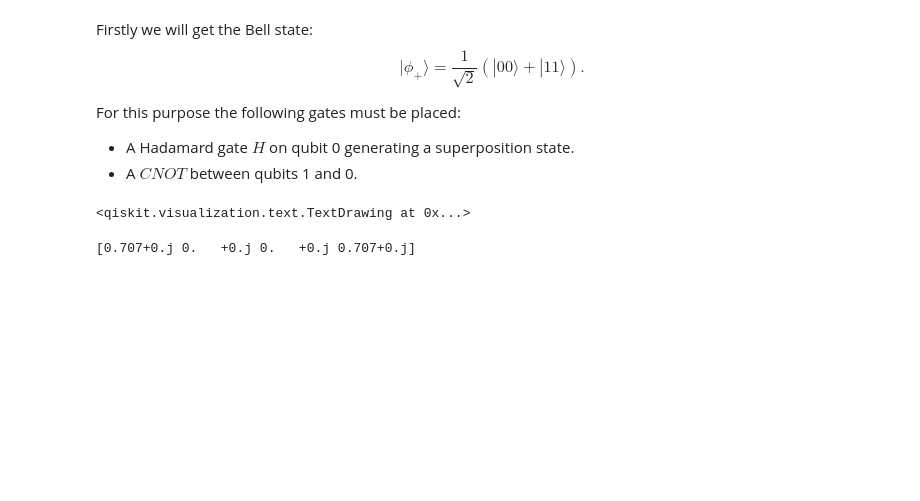
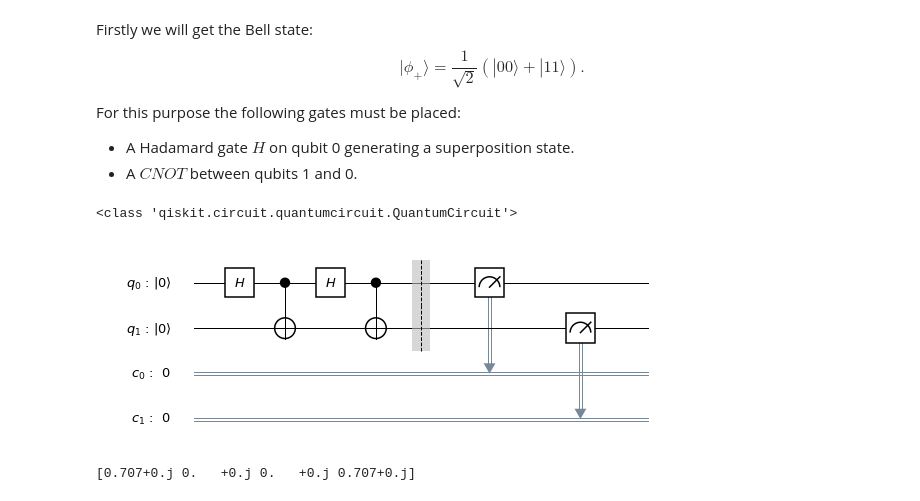
Before and after one commit to JavierGalvan9/TFG-Javier_Galv-n_Fraile, a Jupyter notebook: 01 Construction of Bell States.ipynb, the cells around one changed output. Cells and saved outputs as stored; diff of their text form; code cells hidden in the pictures; blank space fills up the shorter version.

```diff
--- a/01 Construction of Bell States.ipynb
+++ b/01 Construction of Bell States.ipynb
@@ -28,30 +28,30 @@ For this purpose the following gates must be placed:
 # %%
 # Add a H gate on qubit 0, putting this qubit in superposition.
 circuit.h(q[0])
 # Add a CNOT gate on control qubit 0 and target qubit 1, putting
 # the qubits in a Bell state.
 circuit.cx(q[0], q[1])
 
 #We would like to measure the output of the quantum circuit.
 def meass(q, m):
     # Create a Classical Register with m bits.
     c = ClassicalRegister(m, 'c')
     # Create a Quantum Circuit for the measures
     meas = QuantumCircuit(q, c)
     meas.barrier(q)
     # map the quantum measurement to the classical bits
     meas.measure(q,c)
     return meas
 
 meas = meass(q, 2)
 # The Qiskit circuit object supports composition using
 # the addition operator.
 qc = circuit+meas
-
 #drawing the circuit
-qc.draw()
+qc.draw(output='mpl', filename='circuit_bell1.png')
 # %% [output]
-<qiskit.visualization.text.TextDrawing at 0x...>
+<class 'qiskit.circuit.quantumcircuit.QuantumCircuit'>
+[figure, added]
 # %%
 #We now import Aer in order to run the quantum circuit of a statevector simulator backend
 from qiskit import BasicAer
```
Also changed, not shown: parts of 21 cells of this notebook, 5 other files.
